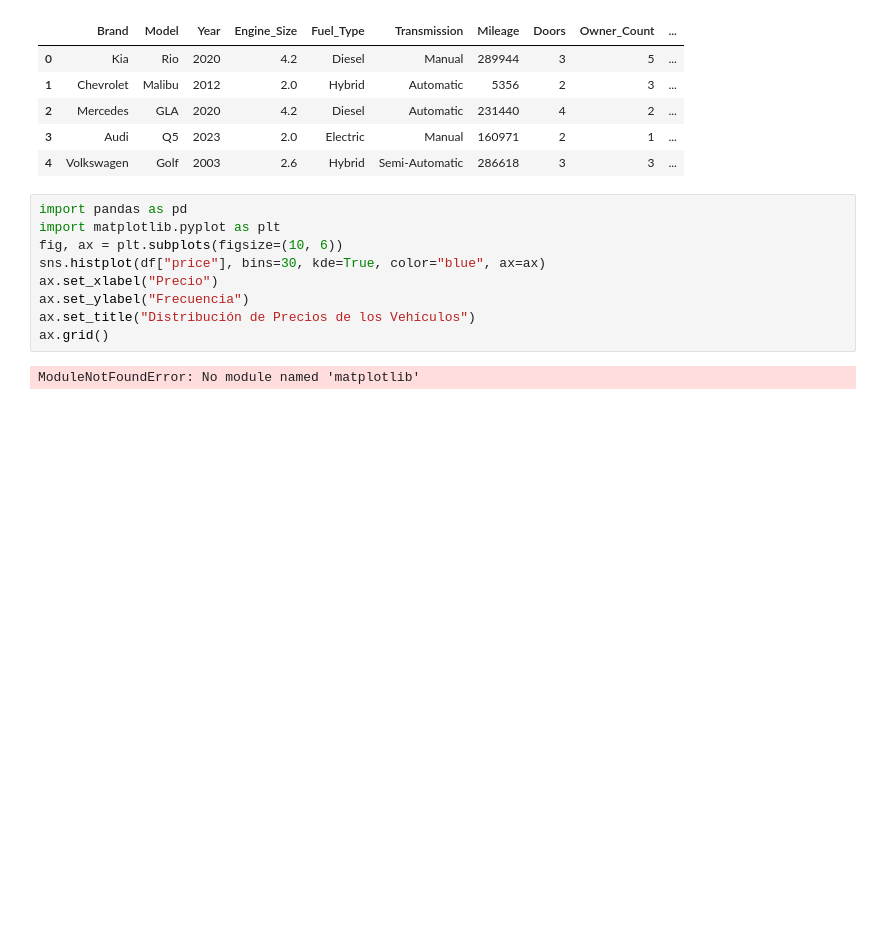
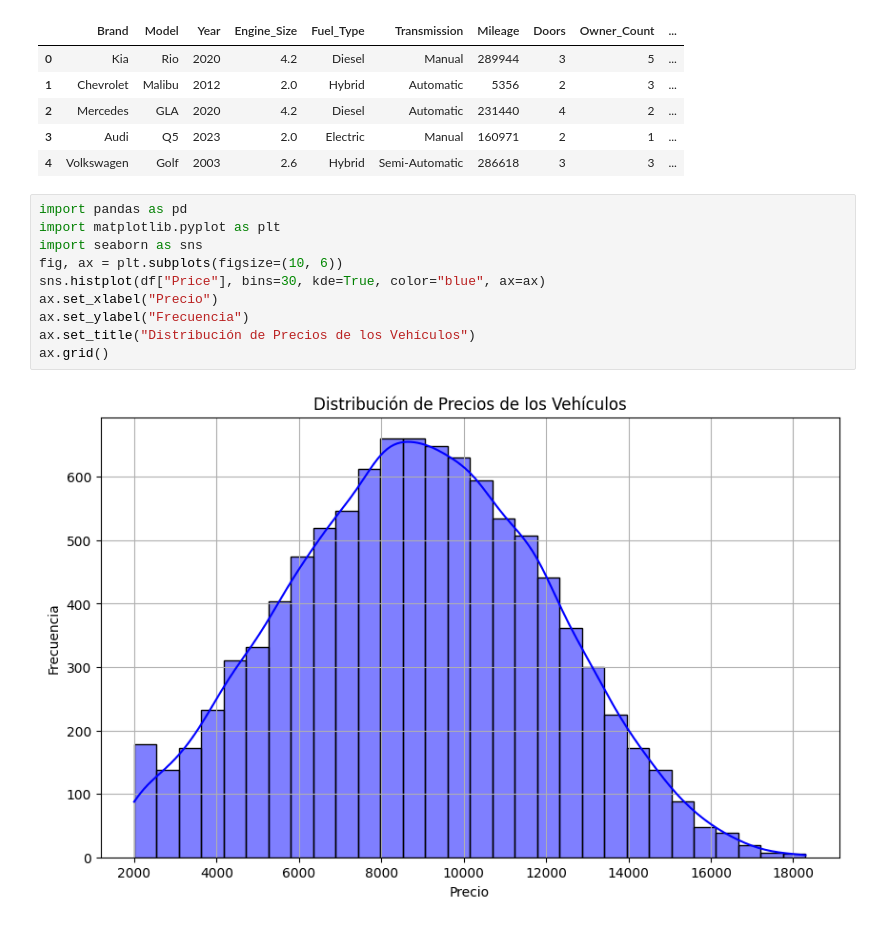
Before and after one commit to nataliadaherbanzer-arch/test_render, a Jupyter notebook: test.ipynb, the cells around one changed output. Drawn from its saved outputs; the diff is of its cells as text; blank space fills up the shorter version.

Commit message:
plot price distribution

```diff
--- a/test.ipynb
+++ b/test.ipynb
@@ -12,11 +12,12 @@ df.head()
 # %%
 import pandas as pd
 import matplotlib.pyplot as plt
+import seaborn as sns
 fig, ax = plt.subplots(figsize=(10, 6))
-sns.histplot(df["price"], bins=30, kde=True, color="blue", ax=ax)
+sns.histplot(df["Price"], bins=30, kde=True, color="blue", ax=ax)
 ax.set_xlabel("Precio")
 ax.set_ylabel("Frecuencia")
 ax.set_title("Distribución de Precios de los Vehículos")
 ax.grid()
 # %% [output]
-ModuleNotFoundError: No module named 'matplotlib'
+[figure, added]
```
